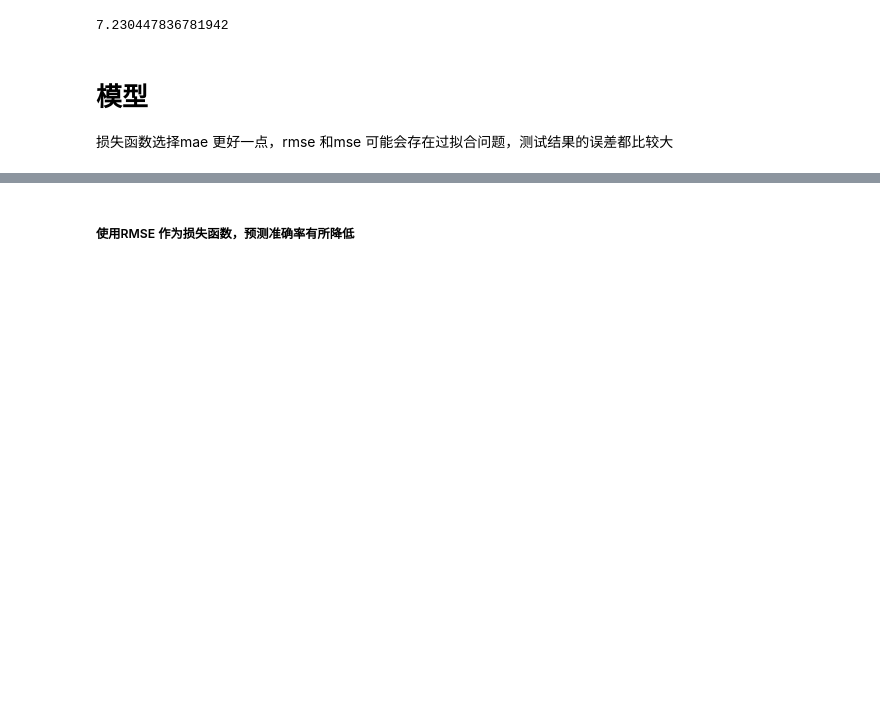
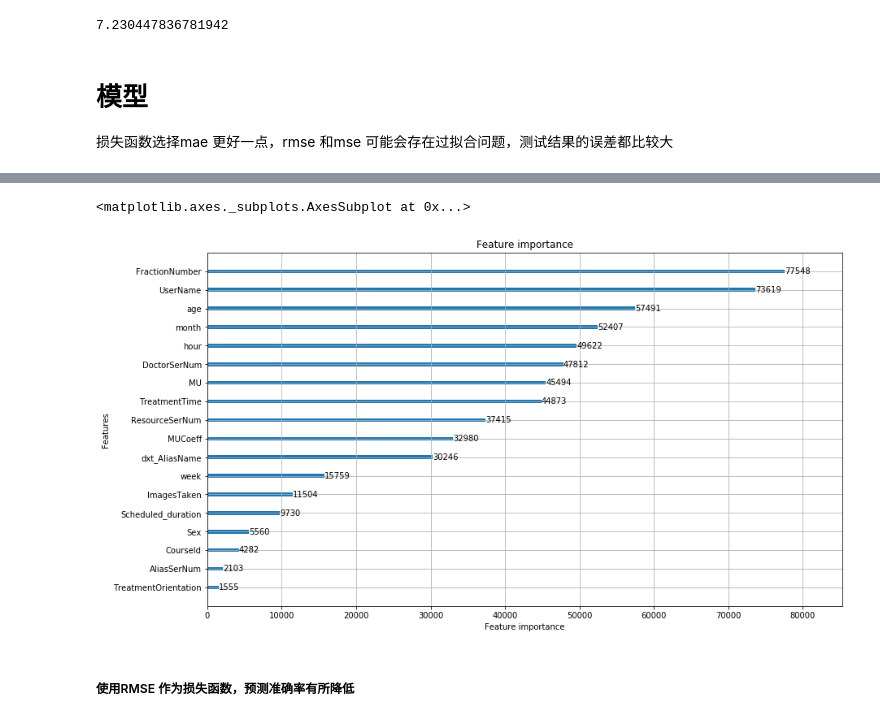
Before and after one commit to Alex2Yang97/waiting_time_project, a Jupyter notebook: code/数据预处理/ligthgbm_model.ipynb, the cells around one changed output, grey strips where cells are left out. Drawn from its saved outputs; the diff is of its cells as text; code cells hidden in the pictures; blank space fills up the shorter version.

```diff
--- a/code/数据预处理/ligthgbm_model.ipynb
+++ b/code/数据预处理/ligthgbm_model.ipynb
@@ -96,3 +98,29 @@ Index(['Scheduled_duration', 'age', 'TreatmentTime', 'ImagesTaken', 'MU',
+# %%
+train_x = ml_df.fill_nan(train_x, feature_num, 'number')
+train_x = ml_df.fill_nan(train_x, feature_cate, 'cate')
+train_x = ml_df.cate_type(train_x, feature_cate)
+train_x = train_x.sample(frac = 1, random_state = 1)
+train_y = train_y.sample(frac = 1, random_state = 1)
+
+test_x = ml_df.fill_nan(test_x, feature_num, 'number')
+test_x = ml_df.fill_nan(test_x, feature_cate, 'cate')
+test_x = ml_df.cate_type(test_x, feature_cate)
+test_x = test_x.sample(frac = 1, random_state = 1)
+test_y = test_y.sample(frac = 1, random_state = 1)
+
+
+# 以下是专门为shap 准备的原数据，方便画图
+train_x_display = ml_df.fill_nan(train_x_display, feature_num, 'number')
+train_x_display = ml_df.fill_nan(train_x_display, feature_cate, 'cate')
+train_x_display = ml_df.cate_type(train_x_display, feature_cate)
+train_x_display = train_x_display.sample(frac = 1, random_state = 1)
+train_x_display.drop('Actual_duration', axis = 1, inplace = True)
+
+test_x_display = ml_df.fill_nan(test_x_display, feature_num, 'number')
+test_x_display = ml_df.fill_nan(test_x_display, feature_cate, 'cate')
+test_x_display = ml_df.cate_type(test_x_display, feature_cate)
+test_x_display = test_x_display.sample(frac = 1, random_state = 1)
+test_x_display.drop('Actual_duration', axis = 1, inplace = True)
 # %% [markdown]
 # 人工基准
 # %%
@@ -183,6 +211,9 @@ print(mae)
 # %%
-# fig, ax = plt.subplots(figsize=(14, 8))
-# lgb.plot_importance(gbm.booster_, max_num_features=18, ax=ax)
+fig, ax = plt.subplots(figsize=(14, 8))
+lgb.plot_importance(gbm1.booster_, max_num_features=19, ax=ax)
+# %% [output]
+<matplotlib.axes._subplots.AxesSubplot at 0x...>
+[figure, added]
 # %% [markdown]
 ##### 使用RMSE 作为损失函数，预测准确率有所降低
 # %%
```
Also changed, not shown: parts of 40 cells of this notebook, 5 other files.
